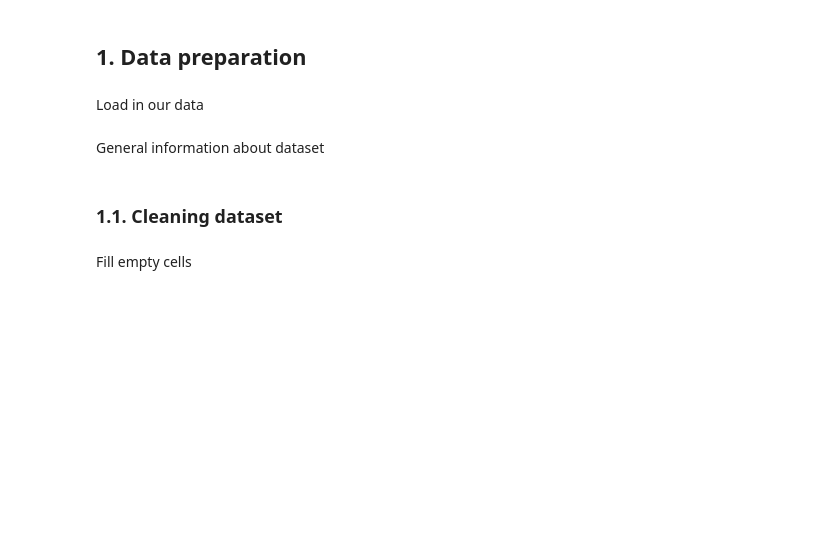
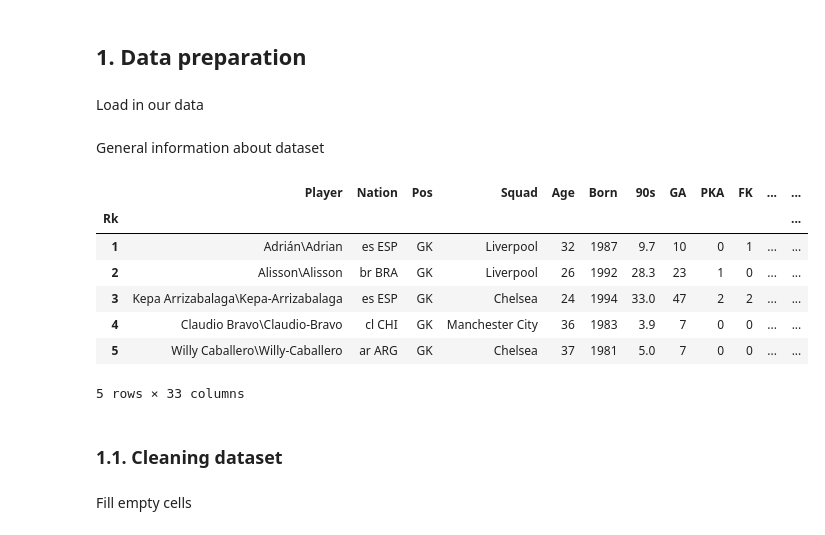
Before and after one commit to C-Roensholt/PremierLeagueGK_19-20, a Jupyter notebook: notebooks/part2_advancedMetrics.ipynb, the cells around one changed output. Saved outputs shown, nothing was run; the diff lists cells and outputs as text; code cells hidden in the pictures; blank space fills up the shorter version.

```diff
--- a/notebooks/part2_advancedMetrics.ipynb
+++ b/notebooks/part2_advancedMetrics.ipynb
@@ -24,7 +24,16 @@ df_adv_stats = pd.read_csv("../data/epl_gk_adv_stats.csv", index_col="Rk")
 General information about dataset
 # %%
 #general information about our data set
-#df_adv_stats.head()
+df_adv_stats.head()
+# %% [output]
+|  | Player | Nation | Pos | Squad | Age | Born | 90s | GA | PKA | FK | ... | ... |
+| Rk |  |  |  |  |  |  |  |  |  |  |  | ... |
+| 1 | Adrián\Adrian | es ESP | GK | Liverpool | 32 | 1987 | 9.7 | 10 | 0 | 1 | ... | ... |
+| 2 | Alisson\Alisson | br BRA | GK | Liverpool | 26 | 1992 | 28.3 | 23 | 1 | 0 | ... | ... |
+| 3 | Kepa Arrizabalaga\Kepa-Arrizabalaga | es ESP | GK | Chelsea | 24 | 1994 | 33.0 | 47 | 2 | 2 | ... | ... |
+| 4 | Claudio Bravo\Claudio-Bravo | cl CHI | GK | Manchester City | 36 | 1983 | 3.9 | 7 | 0 | 0 | ... | ... |
+| 5 | Willy Caballero\Willy-Caballero | ar ARG | GK | Chelsea | 37 | 1981 | 5.0 | 7 | 0 | 0 | ... | ... |
+5 rows × 33 columns
 # %% [markdown]
 ### 1.1. Cleaning dataset
 # %% [markdown]
```
Also changed, not shown: parts of 5 cells of this notebook, 11 other files.
